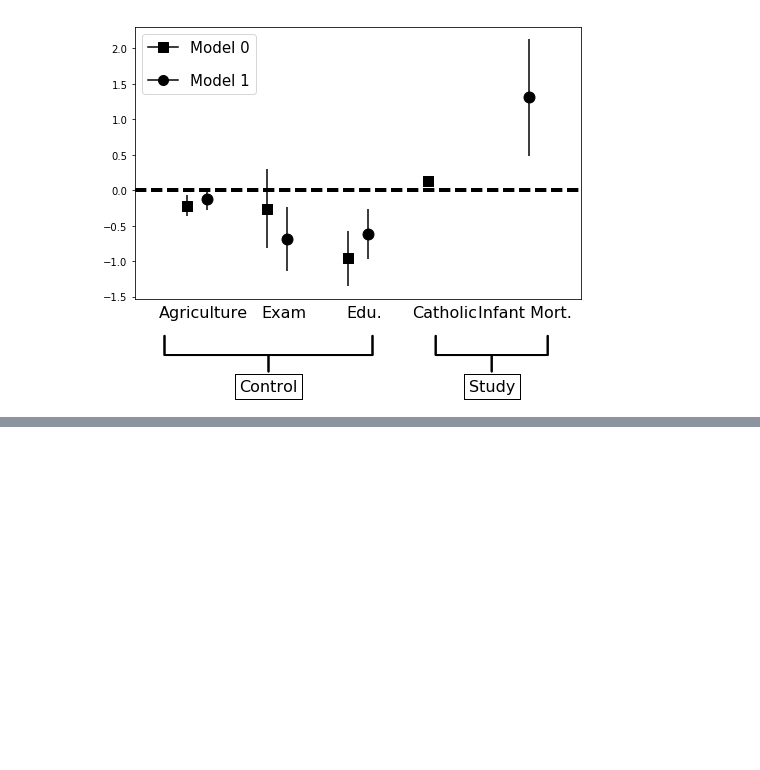
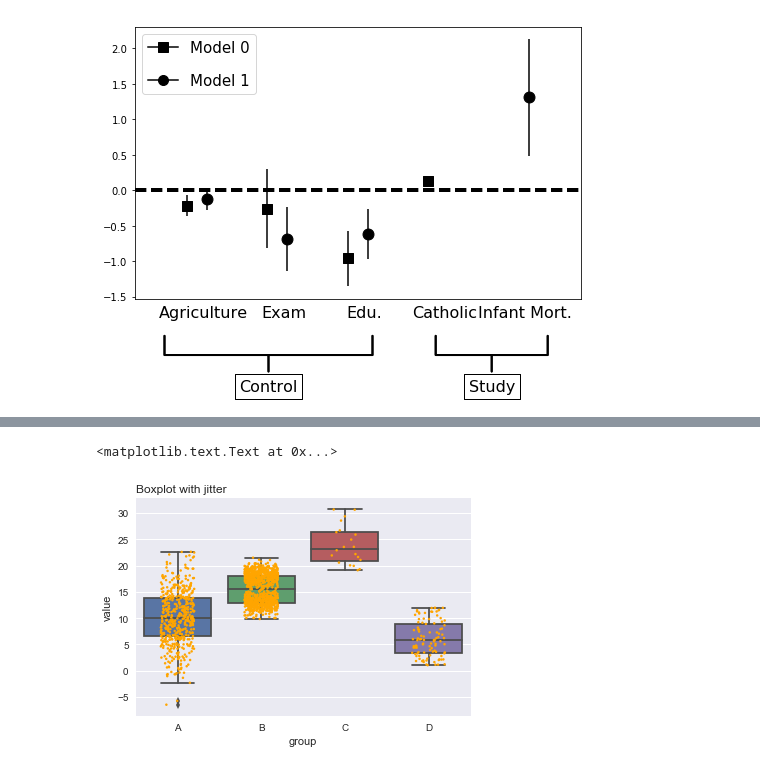
Before and after one commit to shionguha/cosc3570-introdatascience-fa18, a Jupyter notebook: nov13-15-demo.ipynb, the cells around one changed output, grey strips where cells are left out. Drawn from its saved outputs; the diff is of its cells as text; code cells hidden in the pictures; blank space fills up the shorter version.

```diff
--- a/nov13-15-demo.ipynb
+++ b/nov13-15-demo.ipynb
@@ -248,0 +272,8 @@ _ = ax.legend(handles=legend_elements, loc=2,
+# %%
+#correction: adding jitter
+ax = sns.boxplot(x='group', y='value', data=df)
+ax = sns.stripplot(x='group', y='value', data=df, color="orange", jitter=0.2, size=2.5)
+plt.title("Boxplot with jitter", loc="left")
+# %% [output]
+<matplotlib.text.Text at 0x...>
+[figure, added]
```
Also changed, not shown: parts of 9 cells of this notebook.
